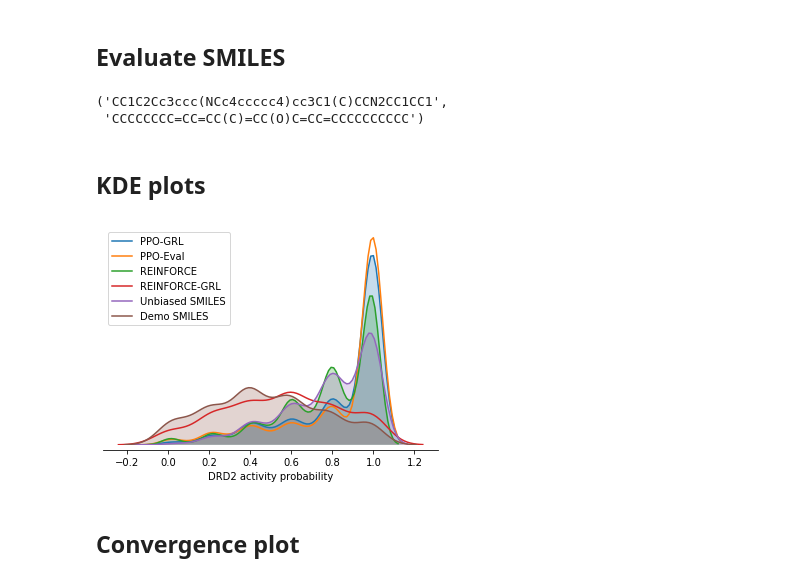
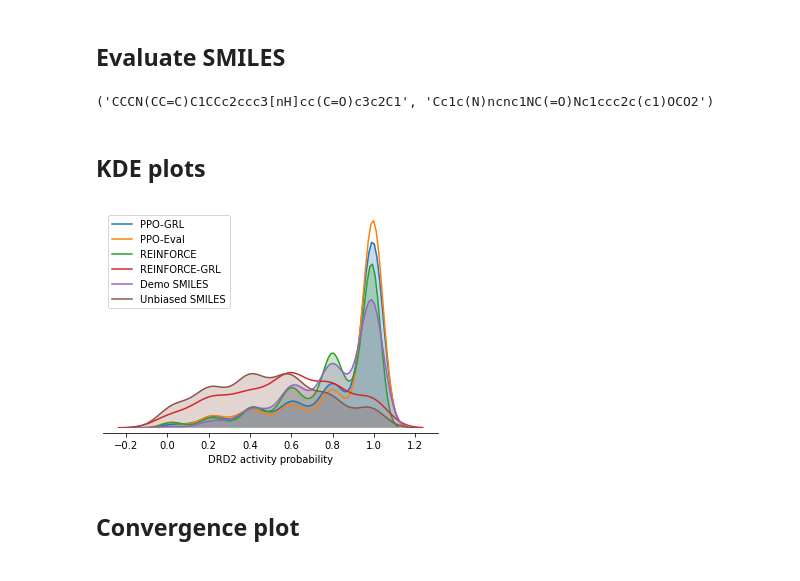
Before and after one commit to bbrighttaer/irelease, a Jupyter notebook: proj/notebooks/drd2_analysis.ipynb, the cells around one changed output. Saved outputs shown, nothing was run; the diff lists cells and outputs as text; code cells hidden in the pictures.

```diff
--- a/proj/notebooks/drd2_analysis.ipynb
+++ b/proj/notebooks/drd2_analysis.ipynb
@@ -59,26 +59,25 @@ reinforce_eval = 'drd2/DRD2_activity_smiles_biased_reinforce_eval.json'
 reinforce_grl_train = 'drd2/DRD2_activity_IReLeaSE-REINFORCE_with_irl.json'
 reinforce_grl_eval = 'drd2/DRD2_activity_smiles_biased_reinforce_grl_eval.json'
 # %%
-ppo_grl_smiles = nbu.smiles_from_json_data(ppo_grl_eval)
+ppo_grl_smiles_valid,  ppo_grl_smiles_invalid = nbu.smiles_from_json_data(ppo_grl_eval)
 ppo_grl_conv = nbu.get_convergence_data(ppo_grl_train)
-ppo_baseline_reward_smiles = nbu.smiles_from_json_data(ppo_baseline_reward_eval)
+ppo_baseline_reward_smiles_valid, ppo_baseline_reward_smiles_invalid = nbu.smiles_from_json_data(ppo_baseline_reward_eval)
 ppo_baseline_reward_conv = nbu.get_convergence_data(ppo_baseline_reward_train)
-reinforce_smiles = nbu.smiles_from_json_data(reinforce_eval)
+reinforce_smiles_valid, reinforce_smiles_invalid = nbu.smiles_from_json_data(reinforce_eval)
 reinforce_conv = nbu.get_convergence_data(reinforce_train)
-reinforce_grl_smiles = nbu.smiles_from_json_data(reinforce_grl_eval)
+reinforce_grl_smiles_valid, reinforce_grl_smiles_invalid = nbu.smiles_from_json_data(reinforce_grl_eval)
 reinforce_grl_conv = nbu.get_convergence_data(reinforce_grl_train)
-len(ppo_grl_smiles), len(ppo_baseline_reward_smiles), len(reinforce_smiles), len(reinforce_grl_smiles)
+len(ppo_grl_smiles_valid), len(ppo_baseline_reward_smiles_valid), len(reinforce_smiles_valid), len(reinforce_grl_smiles_valid)
 # %% [output]
 (3271, 4544, 7405, 542)
 # %% [markdown]
 ## Evaluate SMILES
 # %%
-generators = nbu.data_provider('../../data/drd2_active.smi', '../../data/unbiased_smiles.smi')
+generators = nbu.data_provider('../../data/drd2_active_filtered.smi', '../../data/unbiased_smiles.smi')
 # %%
 demo_smiles = generators['demo_data'].random_training_set_smiles(1000)
 unbiased_smiles = generators['unbiased_data'].random_training_set_smiles(1000)
 # %%
 demo_smiles[0], unbiased_smiles[0]
 # %% [output]
-('CC1C2Cc3ccc(NCc4ccccc4)cc3C1(C)CCN2CC1CC1',
- 'CCCCCCCC=CC=CC(C)=CC(O)C=CC=CCCCCCCCCC')
+('CCCN(CC=C)C1CCc2ccc3[nH]cc(C=O)c3c2C1', 'Cc1c(N)ncnc1NC(=O)Nc1ccc2c(c1)OCO2')
@@ -92,21 +84,34 @@ preds_unbiased_smiles = eval_func(unbiased_smiles)
+# %%
+def eval_func_batch(inp, batch=128):
+    res = []
+    for i in range(0, len(inp), batch):
+        res.extend(eval_func(inp[i:i+batch]))
+    return np.array(res)
+# %%
+preds_ppo_grl_smiles = eval_func_batch(ppo_grl_smiles_valid)
+preds_ppo_baseline_reward_smiles = eval_func_batch(ppo_baseline_reward_smiles_valid)
+preds_reinforce_smiles = eval_func_batch(reinforce_smiles_valid)
+preds_reinforce_grl_smiles = eval_func_batch(reinforce_grl_smiles_valid)
+preds_demo_smiles = eval_func_batch(demo_smiles)
+preds_unbiased_smiles = eval_func_batch(unbiased_smiles)
 # %% [markdown]
 ## KDE plots
 # %%
 sns.kdeplot(preds_ppo_grl_smiles.ravel(), label='PPO-GRL', shade=True)#, color='blue')
 sns.kdeplot(preds_ppo_baseline_reward_smiles.ravel(), label='PPO-Eval')#, shade=True, color='purple')
 sns.kdeplot(preds_reinforce_smiles.ravel(), label='REINFORCE', shade=True)#, color='red')
 ax = sns.kdeplot(preds_reinforce_grl_smiles.ravel(), label='REINFORCE-GRL')#, shade=True, color='orange')
-sns.kdeplot(preds_demo_smiles.ravel(), label='Unbiased SMILES', shade=True)#, color='grey')
-ax = sns.kdeplot(preds_unbiased_smiles.ravel(), label='Demo SMILES', shade=True)#, color='green')
+sns.kdeplot(preds_demo_smiles.ravel(), label='Demo SMILES', shade=True)#, color='grey')
+ax = sns.kdeplot(preds_unbiased_smiles.ravel(), label='Unbiased SMILES', shade=True)#, color='green')
 plt.xlabel('DRD2 activity probability')
 # ax.get_xaxis().set_visible(False)
 ax.get_yaxis().set_visible(False)
 # ax.set_xticks([])
 sns.despine(offset=5, left=True, bottom=False)
 plt.savefig('drd2/drd2_kde_plots.png')
 plt.show()
 # %% [output]
-[figure, old version]
+[figure, new version]
 # %% [markdown]
 ## Convergence plot
 # %%
```
Also changed, not shown: parts of 11 cells of this notebook, 33 other files.
